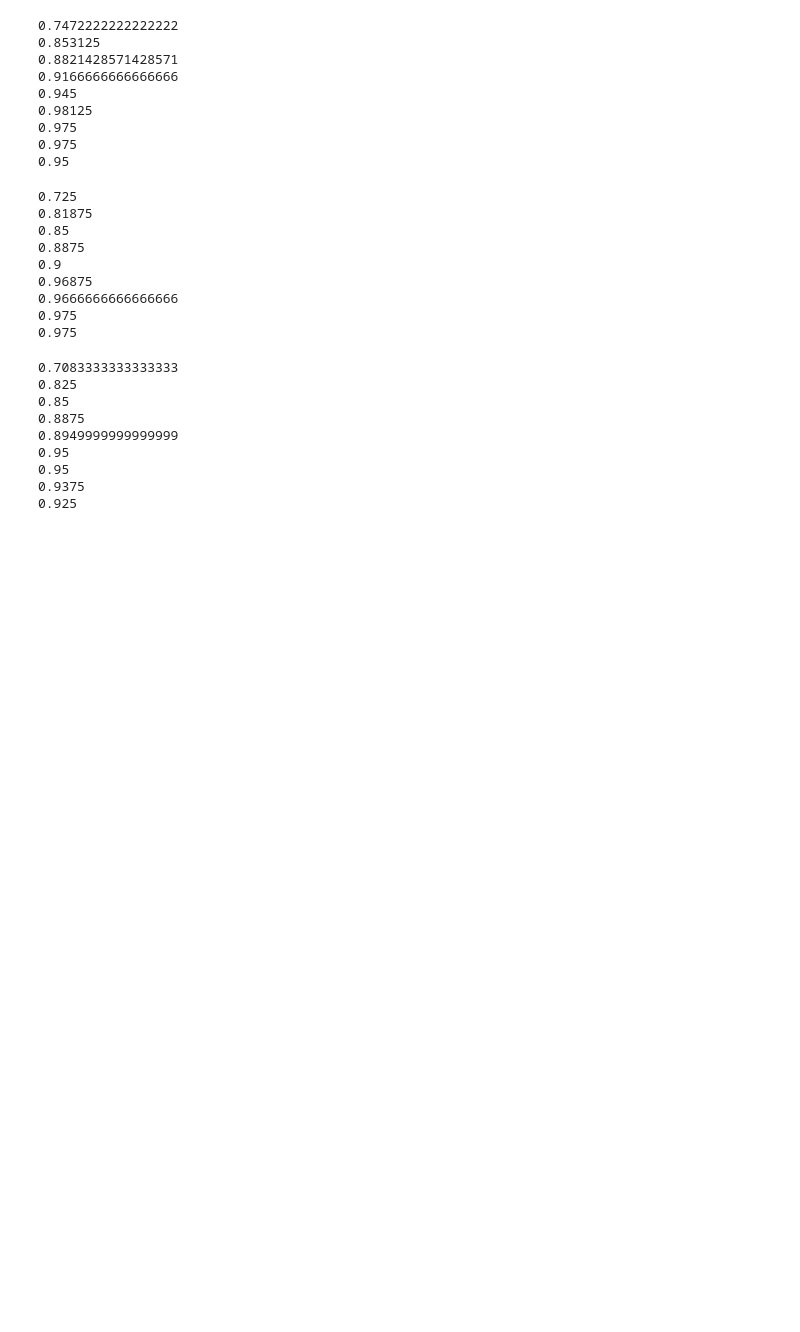
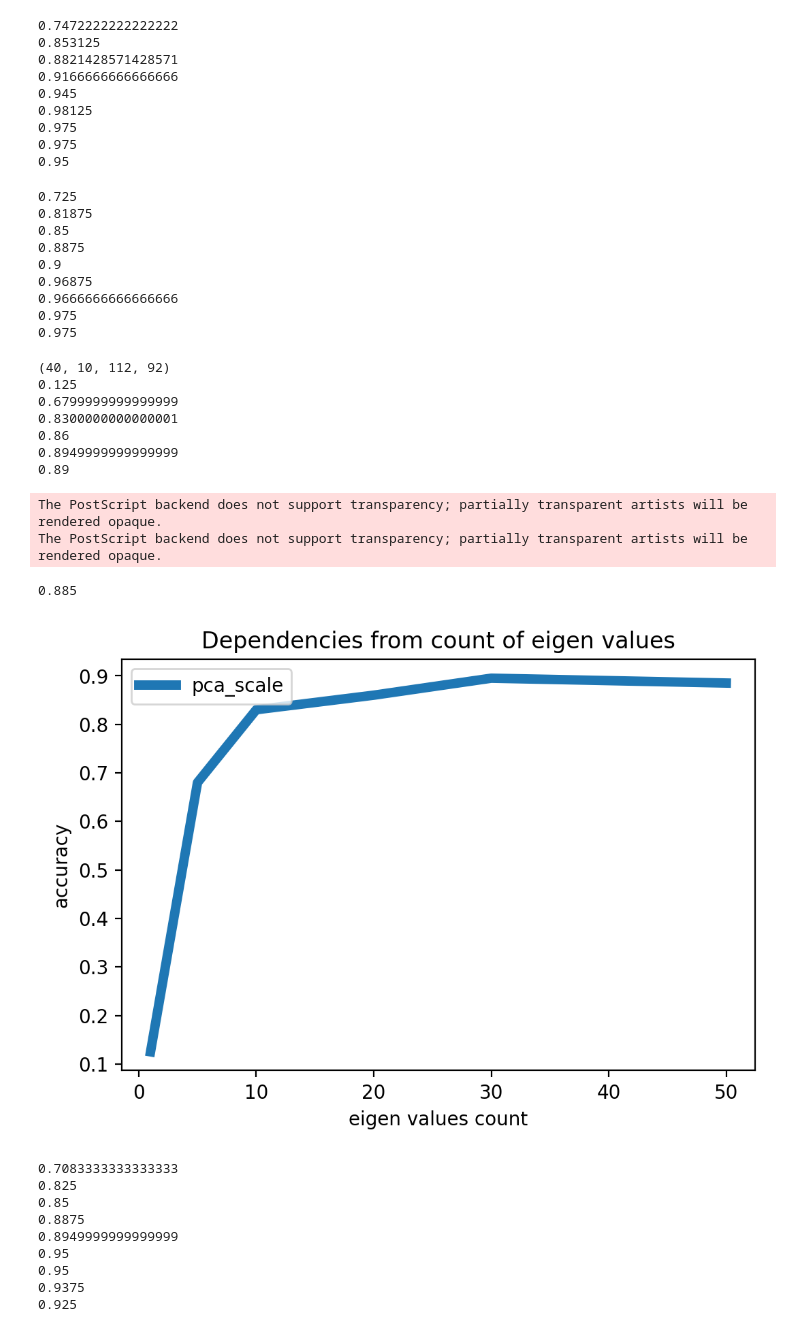
Before and after one commit to KapiWow/face_recognition, a Jupyter notebook: PCA.ipynb, the cells around one changed output. Saved outputs shown, nothing was run; the diff lists cells and outputs as text; code cells hidden in the pictures; blank space fills up the shorter version.

```diff
--- a/PCA.ipynb
+++ b/PCA.ipynb
@@ -83,7 +89,7 @@ def vote(result, class_count):
         voted.append(max_id)
     return voted
 
-def fr(test, train):
+def fr(test, train, count_to_load):
     res = 0
     res_list = []
     for i in range(len(test)):
@@ -100,8 +106,9 @@ def fr(test, train):
             if (i_id == i):
                 res += 1
             res_list.append(i_id)
-    print(res/(10-count_to_load)/40)
-    return res_list
+    accuracy = res/(10-count_to_load)/40
+    print(accuracy)
+    return res_list, accuracy
 
 def fr_pic(test, train):
     res = 0
@@ -140,7 +147,7 @@ def get_pca(imgs):
     P = vectors.T.dot(imgs.T).T
     return P
 
-def get_pca_imgs(imgs, count):
+def get_pca_imgs(imgs, main_values):
     imgs_prePCA = get_imgs_scaled(imgs, 3)
     reshapeY = 37
     reshapeX = 31
@@ -148,13 +155,12 @@ def get_pca_imgs(imgs, count):
     mid = (m_imgs.sum(axis=0) / total_imgs).astype(int)
     m_imgs = m_imgs - mid
     pca = get_pca(m_imgs)
-    main_values = 30
     res = []
     count = 0
     for i in range(class_count):
         res.append([])
         for j in range(image_count):
-            res[i].append(pca[count][:30])
+            res[i].append(pca[count][:main_values])
             count += 1
     return res
 # %%
@@ -187,9 +193,8 @@ for i in range(class_count):
 mult = 4
 test_count = 10
 for i in range(1,test_count):
-    count_to_load = i
-    test, train = test_train(imgs_scaled, count_to_load)
-    result[i-1][0] = (fr(test, train))
+    test, train = test_train(imgs_scaled, i)
+    result[i-1][0], _ = (fr(test, train, i))
 # %% [output]
 0.7472222222222222
 0.853125
@@ -202,9 +207,8 @@ for i in range(1,test_count):
 0.95
 # %%
 for i in range(1,test_count):
-    count_to_load = i
-    test, train = test_train(imgs_cos, count_to_load)
-    result[i-1][1] = (fr(test, train))
+    test, train = test_train(imgs_cos, i)
+    result[i-1][1], _ = (fr(test, train,i ))
 # %% [output]
 0.725
 0.81875
@@ -215,6 +219,38 @@ for i in range(1,test_count):
 0.9666666666666666
 0.975
 0.975
+# %%
+pca_eig_count_acc = []
+eigs =[1, 5, 10, 20, 30, 40, 50]
+
+print(np.array(imgs).shape)
+
+for eig_count in eigs:
+    imgs_pca = get_pca_imgs(imgs, eig_count)
+    test, train = test_train(imgs_pca, 5)
+    _, acc = (fr(test, train, 5))
+    pca_eig_count_acc.append(acc)
+
+x = list(range(1,10))
+plt.title('Dependencies from count of eigen values')   # заголовок
+plt.xlabel('eigen values count')   # подпись оси OX
+plt.ylabel('accuracy')   # подпись оси OY
+plt.plot(eigs, pca_eig_count_acc, label = "pca_scale", linewidth=5.0)
+
+plt.legend()
+plt.savefig("res/pca_scale_eig.eps")
+# %% [output]
+(40, 10, 112, 92)
+0.125
+0.6799999999999999
+0.8300000000000001
+0.86
+0.8949999999999999
+0.89
+The PostScript backend does not support transparency; partially transparent artists will be rendered opaque.
+The PostScript backend does not support transparency; partially transparent artists will be rendered opaque.
+0.885
+[figure, added]
 # %%
 imgs_pca = get_pca_imgs(imgs, 30)
 # %%
```
Also changed, not shown: parts of 34 cells of this notebook, 22 other files.
